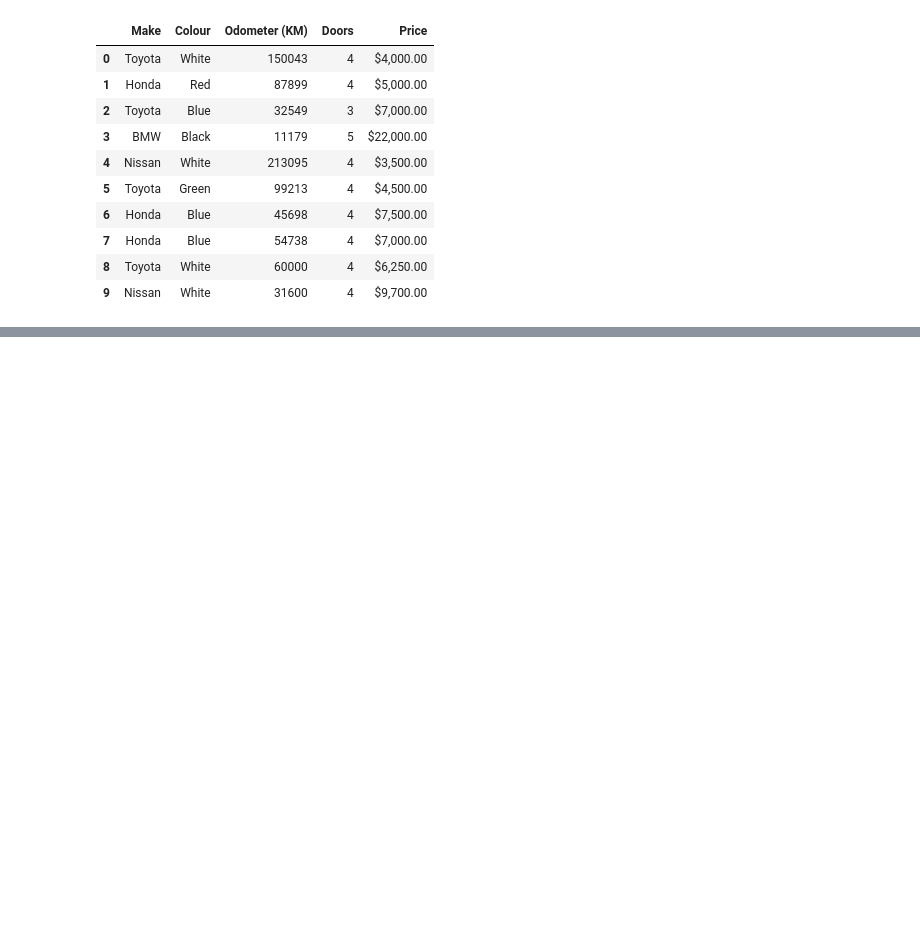
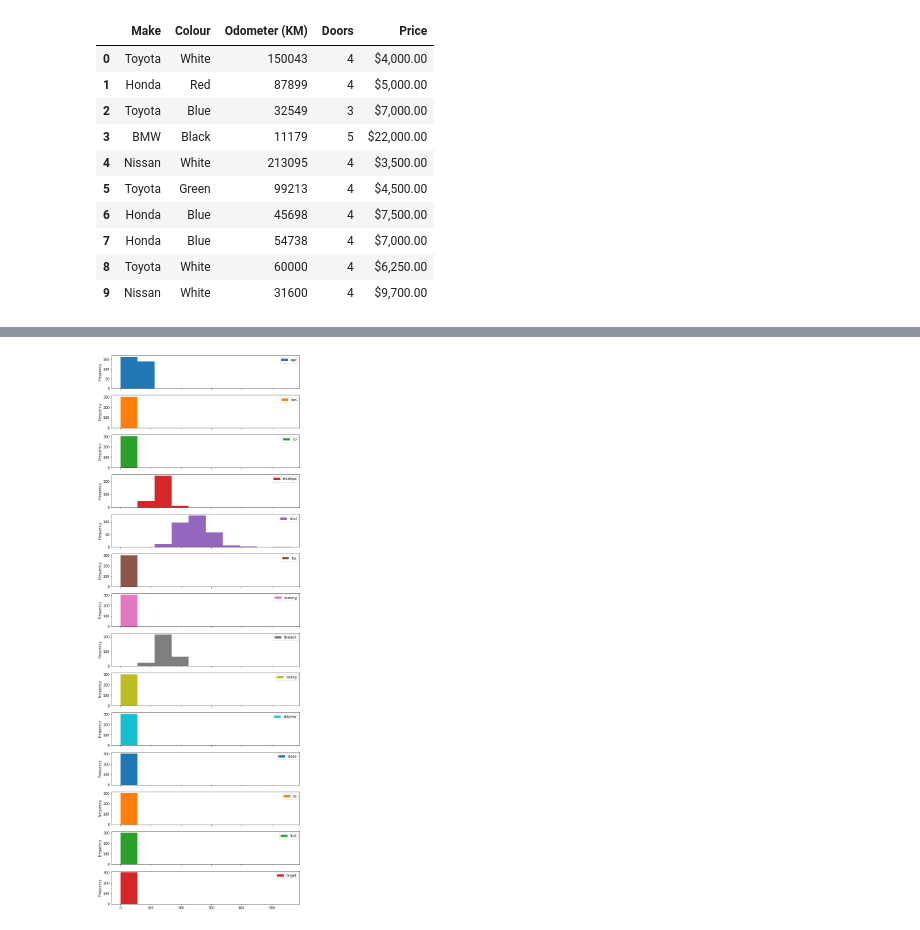
Before and after one commit to xtructt/z2m-ML, a Jupyter notebook: Introduction to Matplotlib.ipynb, the cells around one changed output, grey strips where cells are left out. Drawn from its saved outputs; the diff is of its cells as text; code cells hidden in the pictures; blank space fills up the shorter version.

```diff
--- a/Introduction to Matplotlib.ipynb
+++ b/Introduction to Matplotlib.ipynb
@@ -211,0 +228,4 @@ car_sales.plot(x="Sale Date", y = "Total Sales")
+# %%
+heart_disease.plot.hist(figsize=(10,30),subplots=True);
+# %% [output]
+[figure, added]
```
Also changed, not shown: parts of 10 cells of this notebook.
